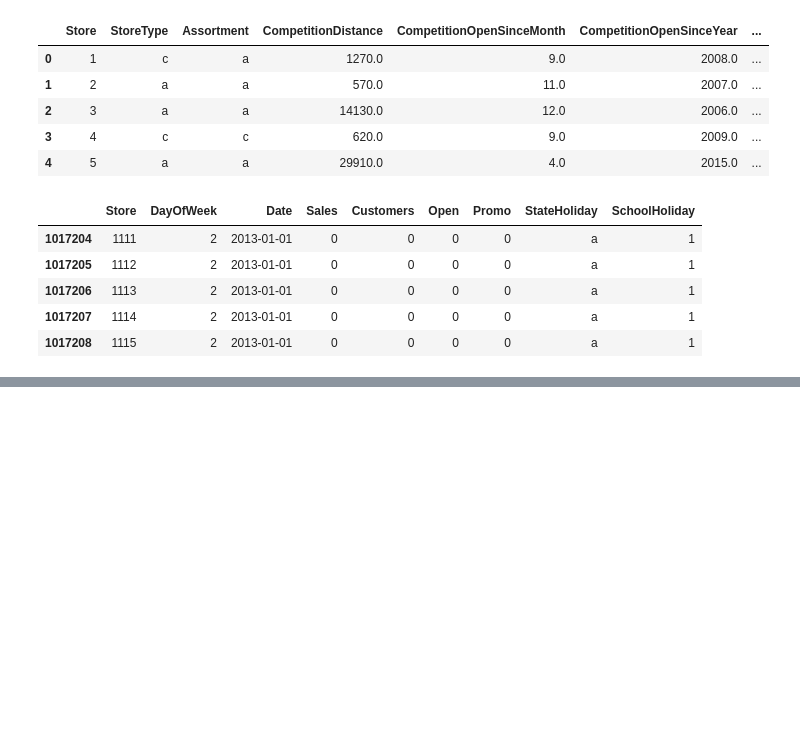
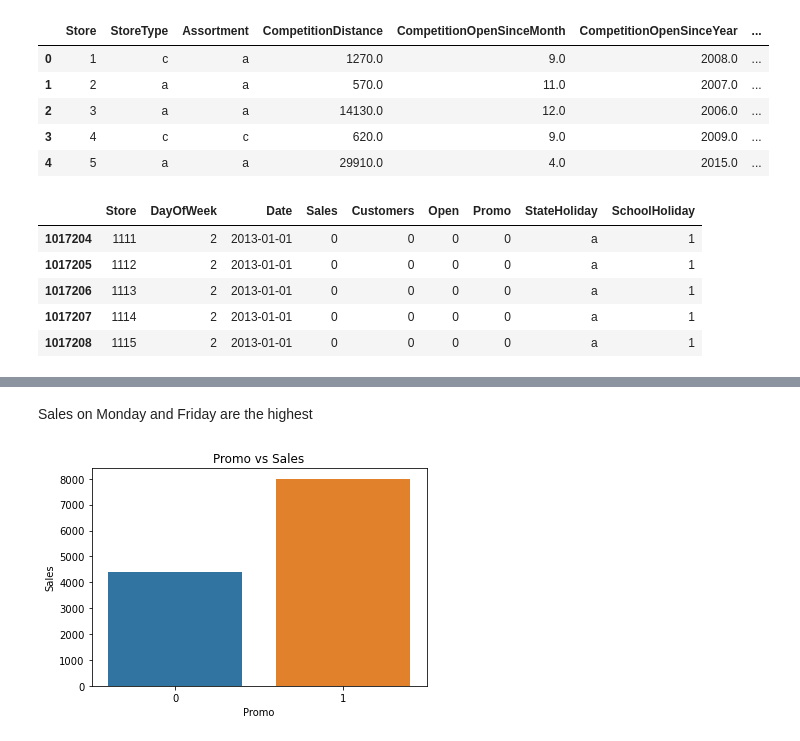
Before and after one commit to Uzmamushtaque/RecSysResearch, a Jupyter notebook: StoreSalesPrediction/Rossman_Sales_Prediction.ipynb, the cells around one changed output, grey strips where cells are left out. Saved outputs shown, nothing was run; the diff lists cells and outputs as text; code cells hidden in the pictures; blank space fills up the shorter version.

```diff
--- a/StoreSalesPrediction/Rossman_Sales_Prediction.ipynb
+++ b/StoreSalesPrediction/Rossman_Sales_Prediction.ipynb
@@ -66,0 +143,7 @@ data=pd.merge(train_data,store)
+# %% [markdown]
+Sales on Monday and Friday are the highest
+# %%
+sns.barplot(x='Promo', y='Sales', data=data).set(title='Promo vs Sales')
+plt.show()
+# %% [output]
+[figure, added]
```
Also changed, not shown: parts of 36 cells of this notebook.
